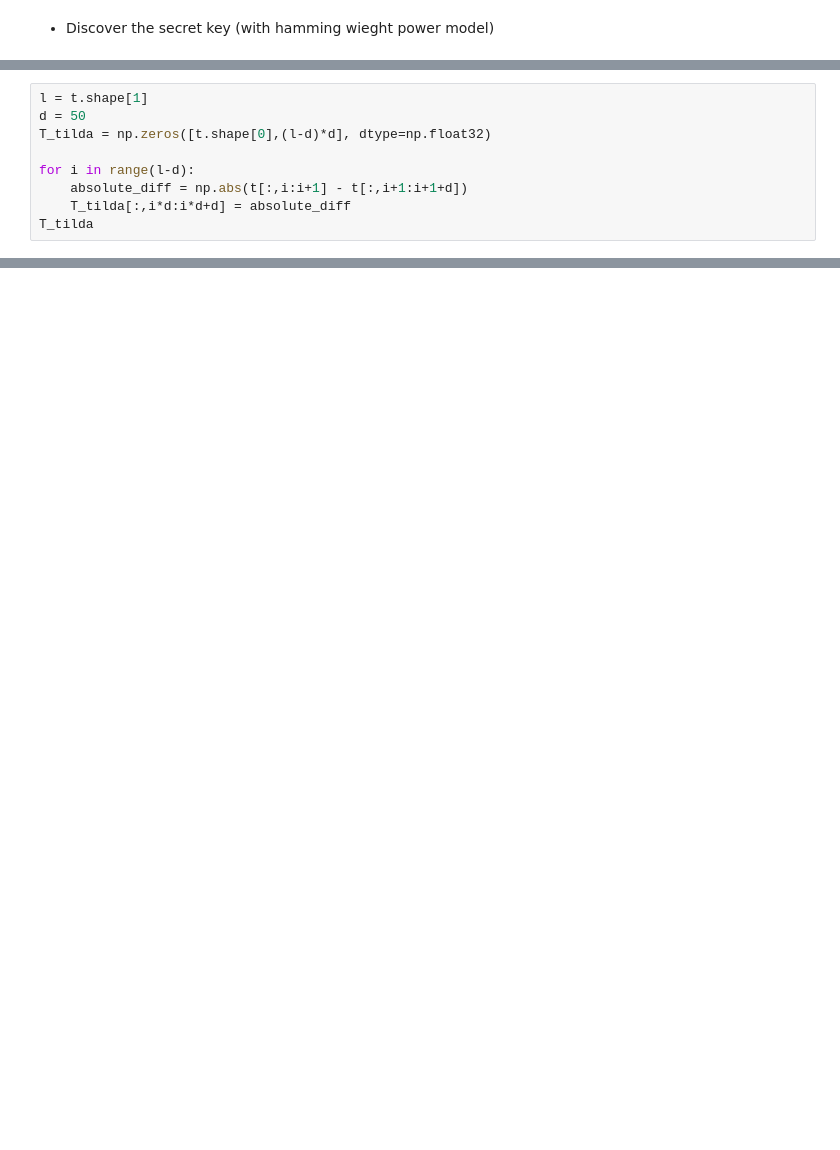
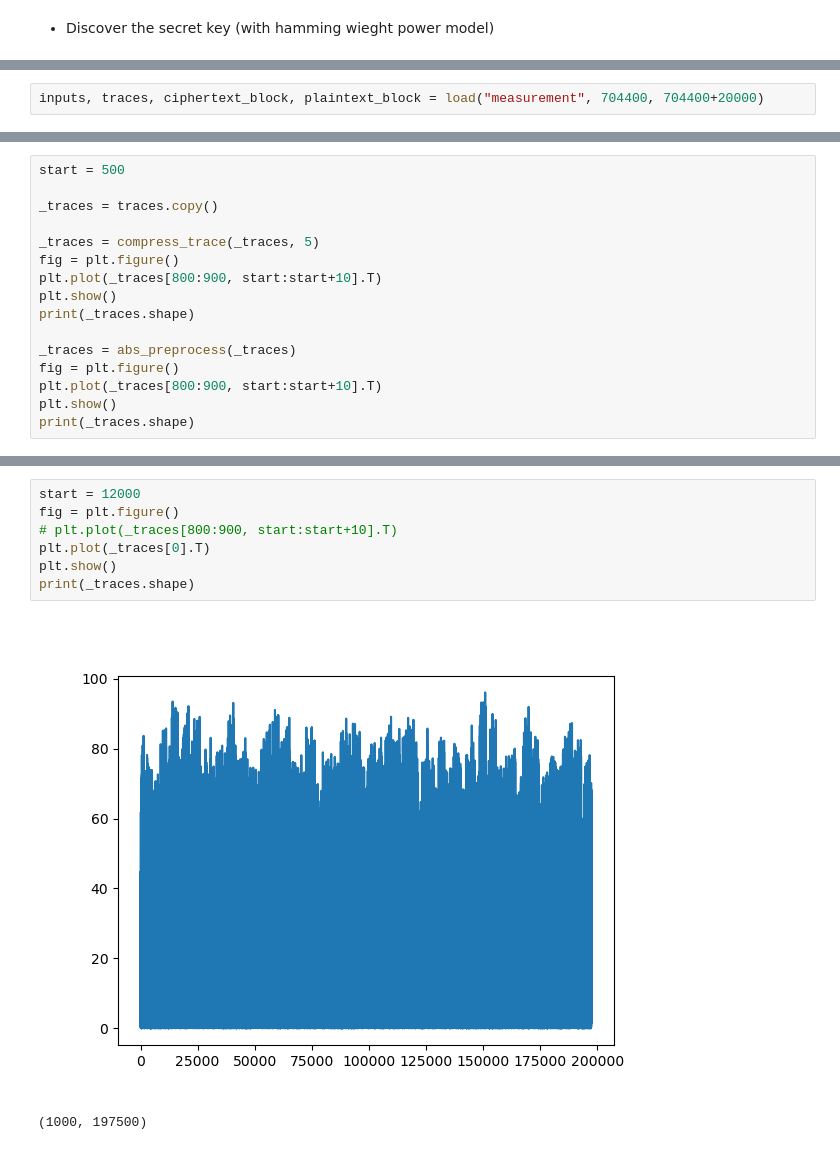
Before and after one commit to CyrilleStr/hardware-security, a Jupyter notebook: task4/task4.ipynb, the cells around one changed output, grey strips where cells are left out. Drawn from its saved outputs; the diff is of its cells as text; blank space fills up the shorter version.

```diff
--- a/task4/task4.ipynb
+++ b/task4/task4.ipynb
@@ -221,9 +173,0 @@ Pre-processing
-# %%
-l = t.shape[1]
-d = 50
-T_tilda = np.zeros([t.shape[0],(l-d)*d], dtype=np.float32)
-
-for i in range(l-d):
-    absolute_diff = np.abs(t[:,i:i+1] - t[:,i+1:i+1+d])
-    T_tilda[:,i*d:i*d+d] = absolute_diff
-T_tilda
@@ -245,0 +187,2 @@ Let's break the CT
+# %%
+inputs, traces, ciphertext_block, plaintext_block = load("measurement", 704400, 704400+20000)
@@ -245,0 +218,16 @@ Let's break the CT
+# %%
+start = 500
+
+_traces = traces.copy()
+
+_traces = compress_trace(_traces, 5)
+fig = plt.figure()
+plt.plot(_traces[800:900, start:start+10].T)
+plt.show()
+print(_traces.shape)
+
+_traces = abs_preprocess(_traces)
+fig = plt.figure()
+plt.plot(_traces[800:900, start:start+10].T)
+plt.show()
+print(_traces.shape)
@@ -245,0 +239,10 @@ Let's break the CT
+# %%
+start = 12000
+fig = plt.figure()
+# plt.plot(_traces[800:900, start:start+10].T)
+plt.plot(_traces[0].T)
+plt.show()
+print(_traces.shape)
+# %% [output]
+[figure, added]
+(1000, 197500)
```
Also changed, not shown: parts of 28 cells of this notebook.
